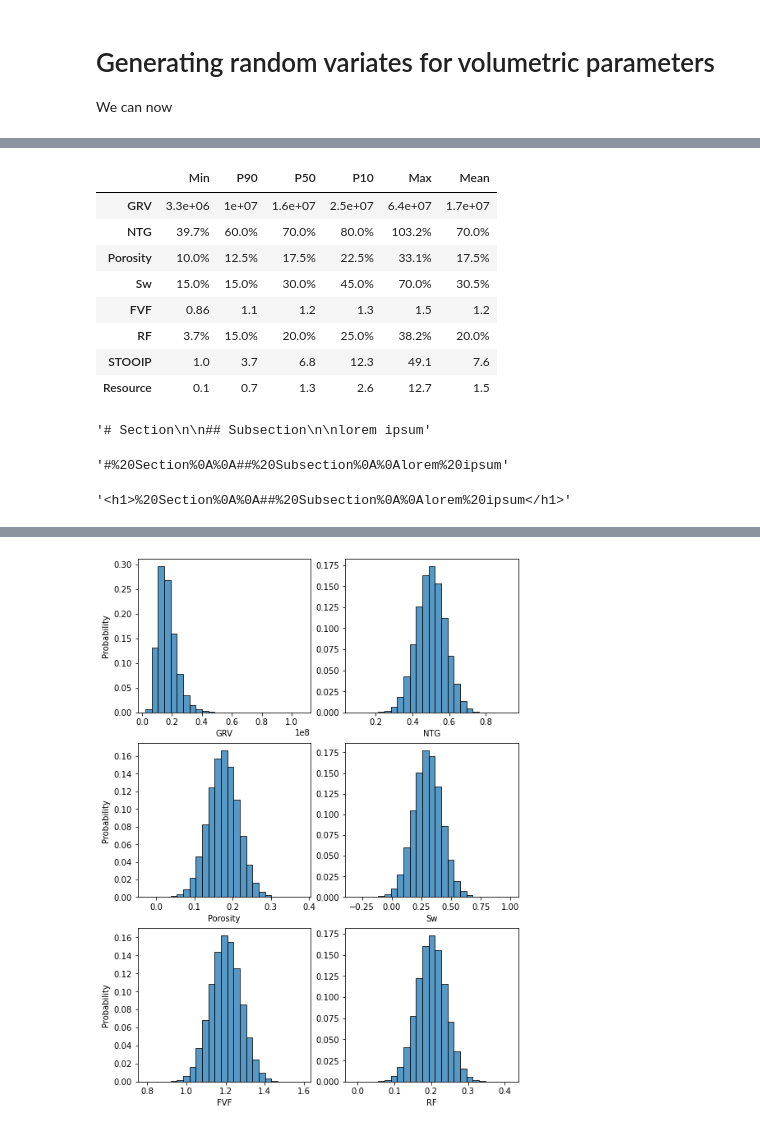
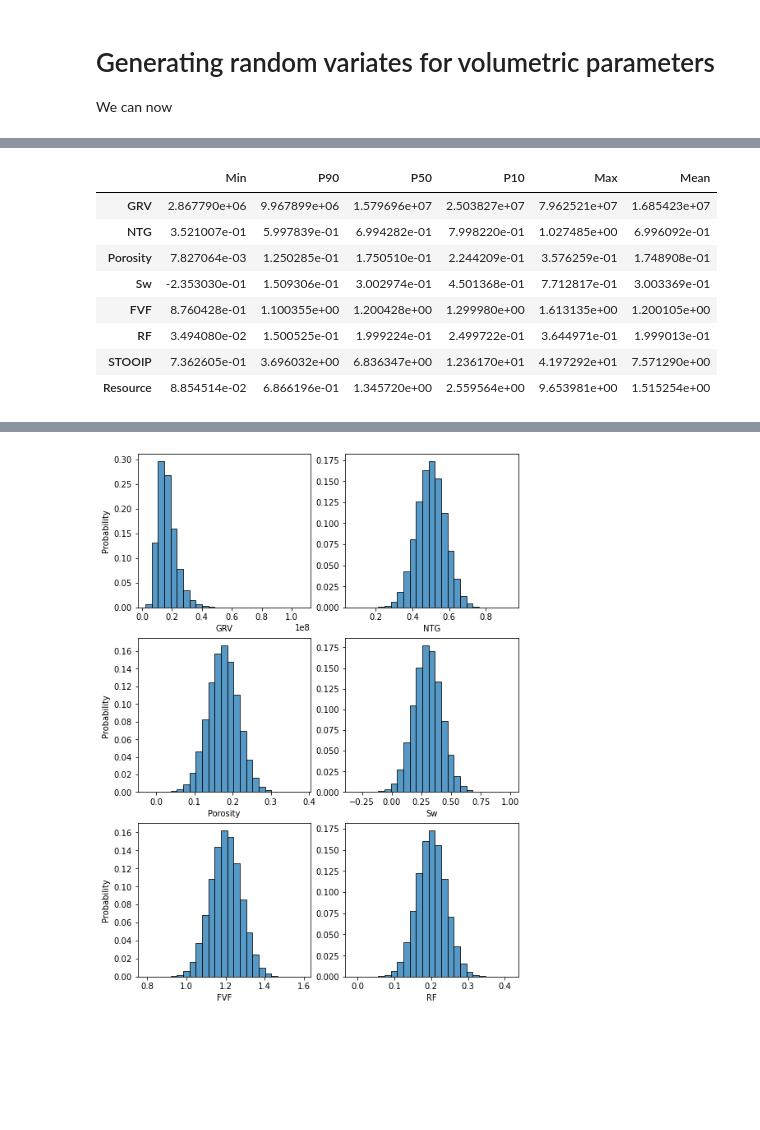
Before and after one commit to dlodola/public, a Jupyter notebook: jupyter/MonteCarlo-Part1.ipynb, the cells around one changed output, grey strips where cells are left out. Drawn from its saved outputs; the diff is of its cells as text; code cells hidden in the pictures; blank space fills up the shorter version.

```diff
--- a/jupyter/MonteCarlo-Part1.ipynb
+++ b/jupyter/MonteCarlo-Part1.ipynb
@@ -103,18 +106,8 @@ realisations = pd.DataFrame([], columns=params)
 # %%
 num_samples = 100_000
 
-fig, ax = plt.subplots(nrows=(len(params) // 2
-                              + len(params) % 2),
-                       ncols=2,
-                       figsize=(8.3, 11.7))
-ax = ax.flatten()
+for parameter, distr in params.items():
+    realisations[parameter] = distr.rvs(num_samples)
 
-for i, (parameter, distr) in enumerate(params.items()):
-    x = distr.rvs(num_samples)
-    realisations[parameter] = x
-    sns.histplot(data=realisations, x=parameter, ax=ax[i],
-                 stat='probability', bins=25,)
-    if i % 2 == 1:
-        ax[i].set_ylabel(None)
-plt.show()
+realisations.describe(percentiles=[0.1, 0.5, 0.9],)
 # %% [output]
@@ -176,47 +180,15 @@ plt.show()
 # %%
-def formatter(s):
-    formats = {
-        'Sw':       '{:.1%}',
-        'Porosity': '{:.1%}',
-        'FVF':      '{:.2}',
-        'RF':       '{:.1%}',
-        'GRV':      '{:,.2g}',
-        'STOOIP':   '{:,.1f}',
-        'Resource':  '{:,.1f}',
-        'NTG':      '{:.1%}',
-    }
-    return(s.apply(formats[s.name].format))
-
-def borders(s):
-    fmt = 'border-top: 1px solid black; ' \
-          + 'font-weight: bold'
-    return [fmt for e in s]
-
-summary = realisations.describe(percentiles=[0.1, 0.5, 0.9],) \
-    .apply(formatter).T \
+summary = realisations.describe(percentiles=[0.1, 0.5, 0.9],).T \
     .iloc[:,[3,4,5,6,7,1]]
 summary.columns = ['Min', 'P90', 'P50', 'P10', 'Max', 'Mean']
-summary.style.apply(borders, axis=1,
-                    subset=pd.IndexSlice[['STOOIP', 'Resource'], :])
+summary
 # %% [output]
 |  | Min | P90 | P50 | P10 | Max | Mean |
-| GRV | 3.3e+06 | 1e+07 | 1.6e+07 | 2.5e+07 | 6.4e+07 | 1.7e+07 |
-| NTG | 39.7% | 60.0% | 70.0% | 80.0% | 103.2% | 70.0% |
-| Porosity | 10.0% | 12.5% | 17.5% | 22.5% | 33.1% | 17.5% |
-| Sw | 15.0% | 15.0% | 30.0% | 45.0% | 70.0% | 30.5% |
-| FVF | 0.86 | 1.1 | 1.2 | 1.3 | 1.5 | 1.2 |
-| RF | 3.7% | 15.0% | 20.0% | 25.0% | 38.2% | 20.0% |
-| STOOIP | 1.0 | 3.7 | 6.8 | 12.3 | 49.1 | 7.6 |
-| Resource | 0.1 | 0.7 | 1.3 | 2.6 | 12.7 | 1.5 |
+| GRV | 2.867790e+06 | 9.967899e+06 | 1.579696e+07 | 2.503827e+07 | 7.962521e+07 | 1.685423e+07 |
+| NTG | 3.521007e-01 | 5.997839e-01 | 6.994282e-01 | 7.998220e-01 | 1.027485e+00 | 6.996092e-01 |
+| Porosity | 7.827064e-03 | 1.250285e-01 | 1.750510e-01 | 2.244209e-01 | 3.576259e-01 | 1.748908e-01 |
+| Sw | -2.353030e-01 | 1.509306e-01 | 3.002974e-01 | 4.501368e-01 | 7.712817e-01 | 3.003369e-01 |
+| FVF | 8.760428e-01 | 1.100355e+00 | 1.200428e+00 | 1.299980e+00 | 1.613135e+00 | 1.200105e+00 |
+| RF | 3.494080e-02 | 1.500525e-01 | 1.999224e-01 | 2.499722e-01 | 3.644971e-01 | 1.999013e-01 |
+| STOOIP | 7.362605e-01 | 3.696032e+00 | 6.836347e+00 | 1.236170e+01 | 4.197292e+01 | 7.571290e+00 |
+| Resource | 8.854514e-02 | 6.866196e-01 | 1.345720e+00 | 2.559564e+00 | 9.653981e+00 | 1.515254e+00 |
-# %%
-from IPython.display import Javascript
-import urllib.parse
-
-Javascript("const code = Jupyter.notebook.get_cell(1).get_text(); IPython.notebook.kernel.execute(`myvar = '${encodeURI(code)}'`);")
-urllib.parse.unquote(myvar)
-# %% [output]
-'# Section\n\n## Subsection\n\nlorem ipsum'
-# %%
-myvar
-# %% [output]
-'#%20Section%0A%0A##%20Subsection%0A%0Alorem%20ipsum'
@@ -227,4 +194,0 @@ html = markdown.markdown(myvar)
-# %%
-html
-# %% [output]
-'<h1>%20Section%0A%0A##%20Subsection%0A%0Alorem%20ipsum</h1>'
```
Also changed, not shown: parts of 13 cells of this notebook.
